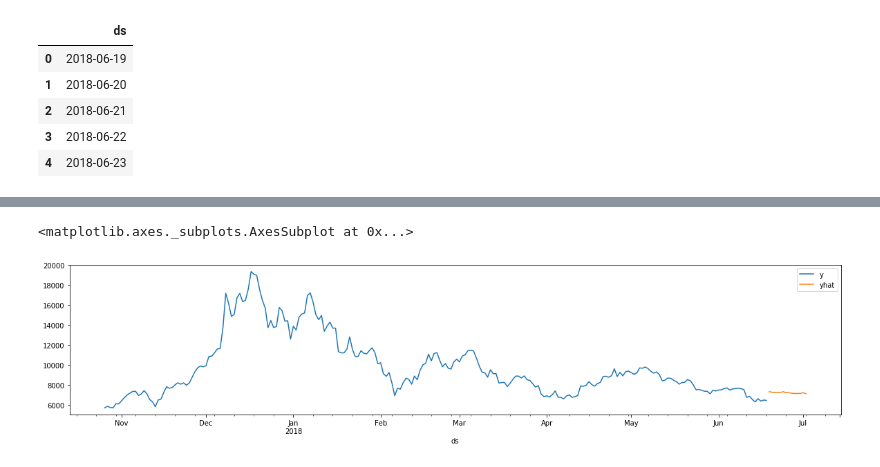
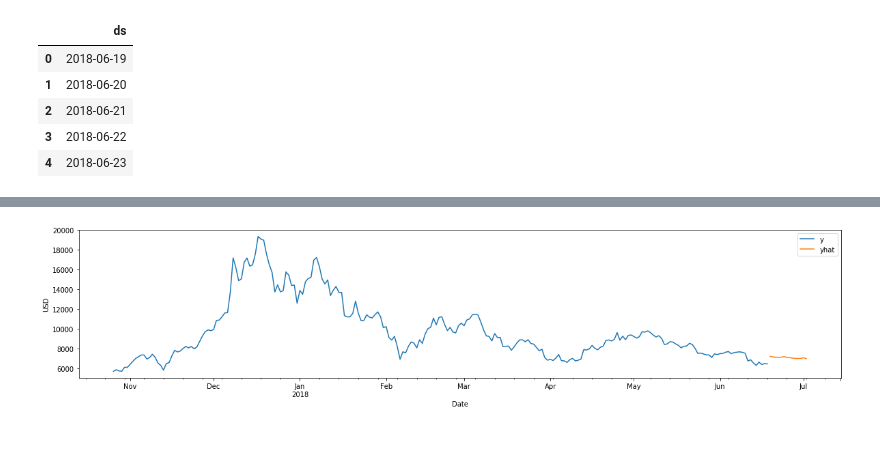
Before and after one commit to Mikhail-Naumov/Another_Bitcoin_Predictor, a Jupyter notebook: BitCoin_fbProphet.ipynb, the cells around one changed output, grey strips where cells are left out. Cells and saved outputs as stored; diff of their text form; code cells hidden in the pictures; blank space fills up the shorter version.

```diff
--- a/BitCoin_fbProphet.ipynb
+++ b/BitCoin_fbProphet.ipynb
@@ -449,15 +479,16 @@ simple_predictions.head()
 # %%
 # We copy the data to avoid modifying the original.
 formated_predictions = simple_predictions.copy()
 
 # For this plot, it'd be convenient to have a datetime index
 formated_predictions['ds'] = pd.to_datetime(formated_predictions['ds'])
 
 # Plot of the original data
 ax = p_mr_daily.set_index('ds').plot(figsize=(20,4))
 
 # Plot of the forecasted values
 formated_predictions.set_index('ds').plot(figsize=(20,4), ax=ax)
+xlabel('Date')
+ylabel('USD');
 # %% [output]
-<matplotlib.axes._subplots.AxesSubplot at 0x...>
-[figure, old version]
+[figure, new version]
```
Also changed, not shown: parts of 29 cells of this notebook.
